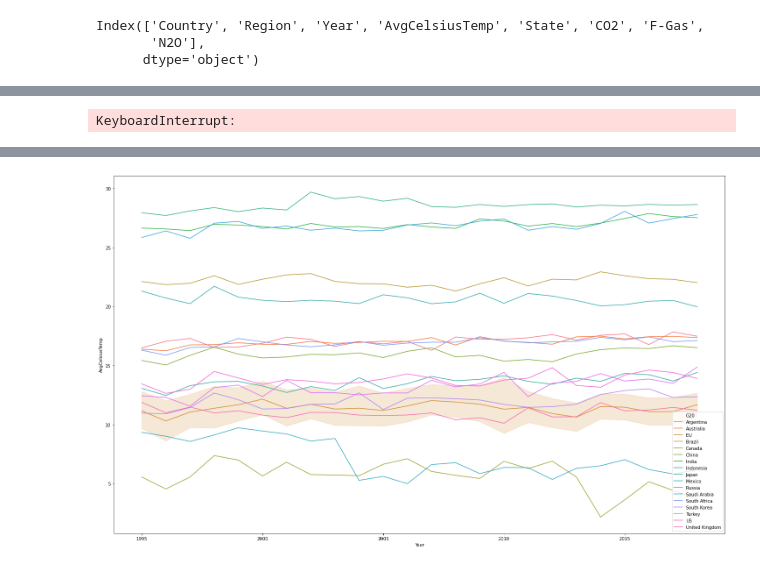
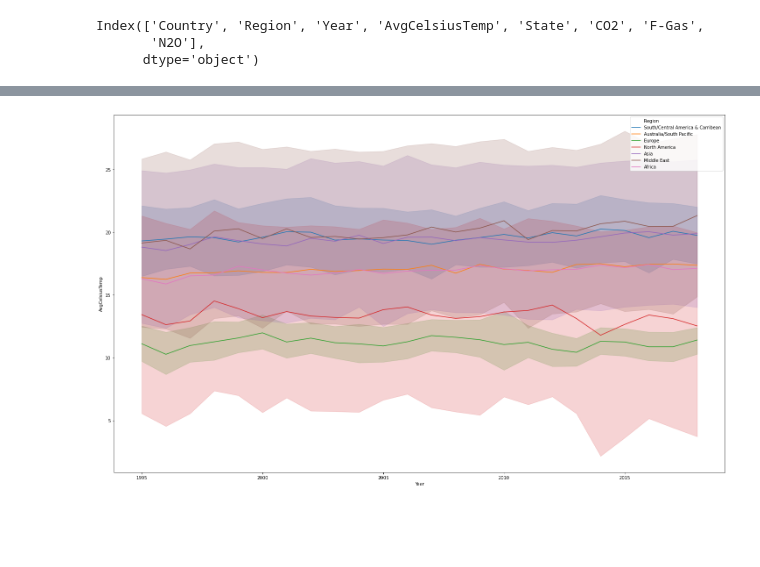
Before and after one commit to chrisvinhston/Statistically_Significant_Insights, a Jupyter notebook: data_viz.ipynb, the cells around one changed output, grey strips where cells are left out. Saved outputs shown, nothing was run; the diff lists cells and outputs as text; code cells hidden in the pictures; blank space fills up the shorter version.

```diff
--- a/data_viz.ipynb
+++ b/data_viz.ipynb
@@ -22,16 +22,6 @@ df.head()
 | 2 | Argentina | South/Central America & Carribean | 1997 | 17.302137 | Not EU | 127.32 | 2.11 | 37.41 |
 | 3 | Argentina | South/Central America & Carribean | 1998 | 16.534056 | Not EU | 133.17 | 2.53 | 37.04 |
 | 4 | Argentina | South/Central America & Carribean | 1999 | 16.575412 | Not EU | 134.19 | 2.95 | 37.32 |
-# %%
-for i in df.State:
-    for j in df.Country:
-        if i=='EU':
-            df['G20']=i
-        else:
-            df['G20']=j
-df
-# %% [output]
-KeyboardInterrupt:
 # %%
 ue = ['Austria','Belgium','Bulgaria','Croatia','Cyprus','Czech Republic','Denmark','Finland',
                     'France','Germany','Greece','Hungary','Ireland','Italy','Latvia','The Netherlands',
@@ -48,7 +38,7 @@ df.head()
 | 4 | Argentina | South/Central America & Carribean | 1999 | 16.575412 | Not EU | 134.19 | 2.95 | 37.32 | Argentina |
 # %%
 fig=plt.figure(figsize=(25,15))
-sns.lineplot(data=df, x="Year", y="AvgCelsiusTemp",hue='G20')
+sns.lineplot(data=df, x="Year", y="AvgCelsiusTemp",hue='Region')
 plt.show()
 # %% [output]
-[figure, old version]
+[figure, new version]
```
Also changed, not shown: parts of 2 cells of this notebook, 16 other files.
